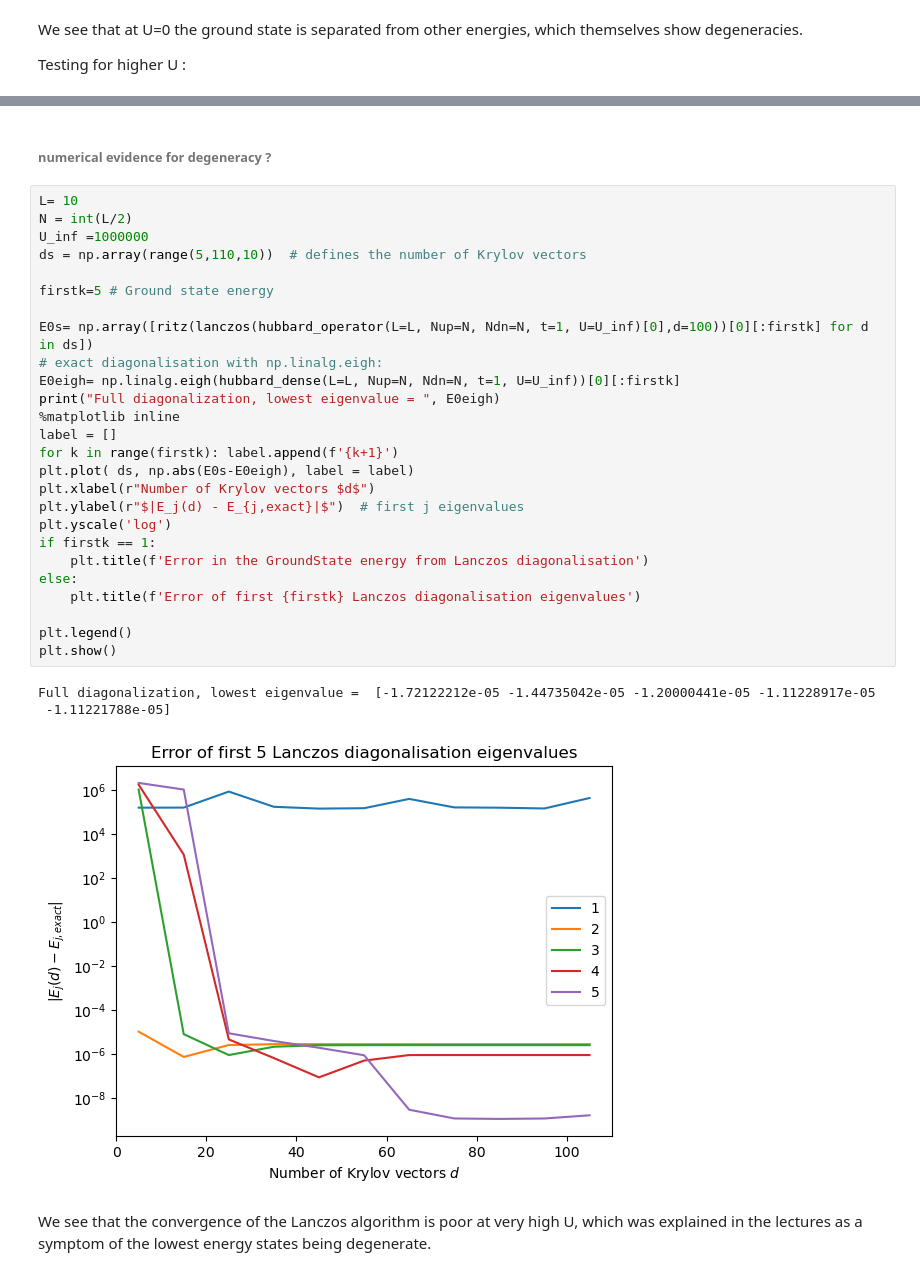
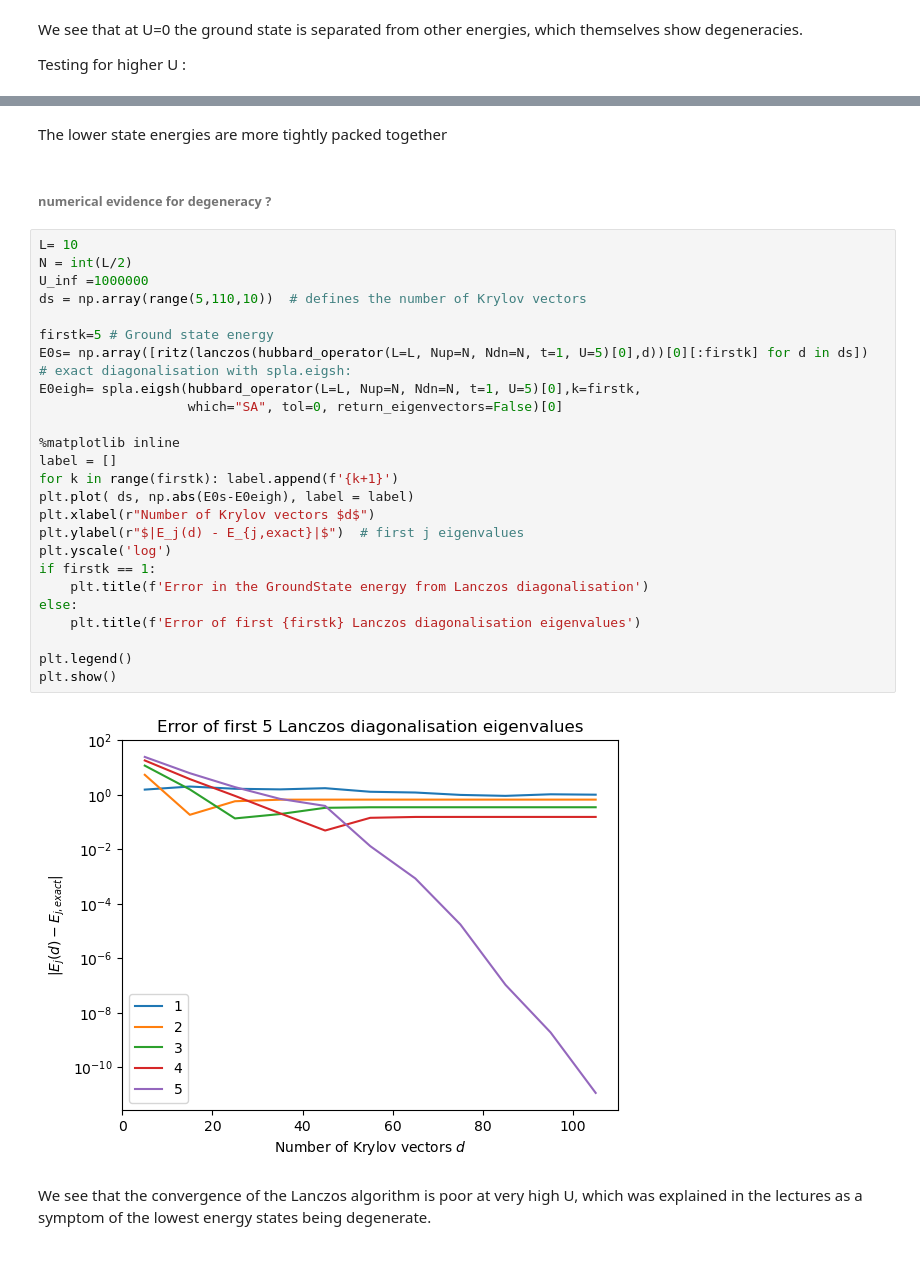
Before and after one commit to ltrp5/ICFP_computing, a Jupyter notebook: tp1.ipynb, the cells around one changed output, grey strips where cells are left out. Cells and saved outputs as stored; diff of their text form.

```diff
--- a/tp1.ipynb
+++ b/tp1.ipynb
@@ -1052,35 +1050,35 @@ The lower state energies are more tightly packed together
+# %% [markdown]
+The lower state energies are more tightly packed together
 # %% [markdown]
 ###### numerical evidence for degeneracy ?
 # %%
 L= 10
 N = int(L/2)
 U_inf =1000000
 ds = np.array(range(5,110,10))  # defines the number of Krylov vectors
 
 firstk=5 # Ground state energy
+E0s= np.array([ritz(lanczos(hubbard_operator(L=L, Nup=N, Ndn=N, t=1, U=5)[0],d))[0][:firstk] for d in ds])
+# exact diagonalisation with spla.eigsh:
+E0eigh= spla.eigsh(hubbard_operator(L=L, Nup=N, Ndn=N, t=1, U=5)[0],k=firstk,
+                   which="SA", tol=0, return_eigenvectors=False)[0]
 
-E0s= np.array([ritz(lanczos(hubbard_operator(L=L, Nup=N, Ndn=N, t=1, U=U_inf)[0],d=100))[0][:firstk] for d in ds])
-# exact diagonalisation with np.linalg.eigh:
-E0eigh= np.linalg.eigh(hubbard_dense(L=L, Nup=N, Ndn=N, t=1, U=U_inf))[0][:firstk]
-print("Full diagonalization, lowest eigenvalue = ", E0eigh)
 %matplotlib inline
 label = []
 for k in range(firstk): label.append(f'{k+1}')
 plt.plot( ds, np.abs(E0s-E0eigh), label = label)
 plt.xlabel(r"Number of Krylov vectors $d$")
 plt.ylabel(r"$|E_j(d) - E_{j,exact}|$")  # first j eigenvalues
 plt.yscale('log')
 if firstk == 1:
     plt.title(f'Error in the GroundState energy from Lanczos diagonalisation')
 else:
     plt.title(f'Error of first {firstk} Lanczos diagonalisation eigenvalues')
 
 plt.legend()
 plt.show()
 # %% [output]
-Full diagonalization, lowest eigenvalue =  [-1.72122212e-05 -1.44735042e-05 -1.20000441e-05 -1.11228917e-05
- -1.11221788e-05]
-[figure, old version]
+[figure, new version]
 # %% [markdown]
 We see that the convergence of the Lanczos algorithm is poor at very high U, which was explained in the lectures as a symptom of the lowest energy states being degenerate.
 # %% [markdown]
```
Also changed, not shown: parts of 9 cells of this notebook.
